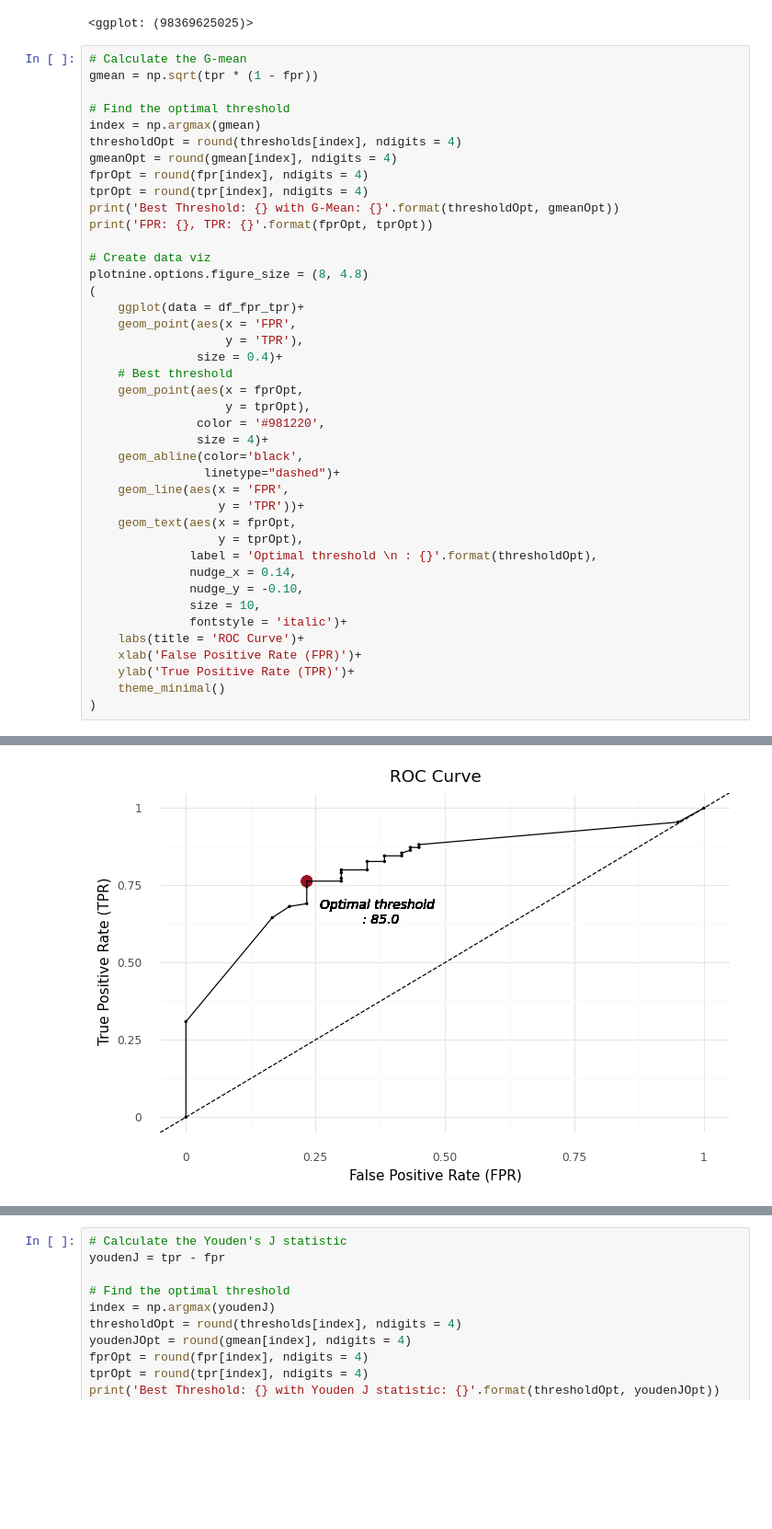
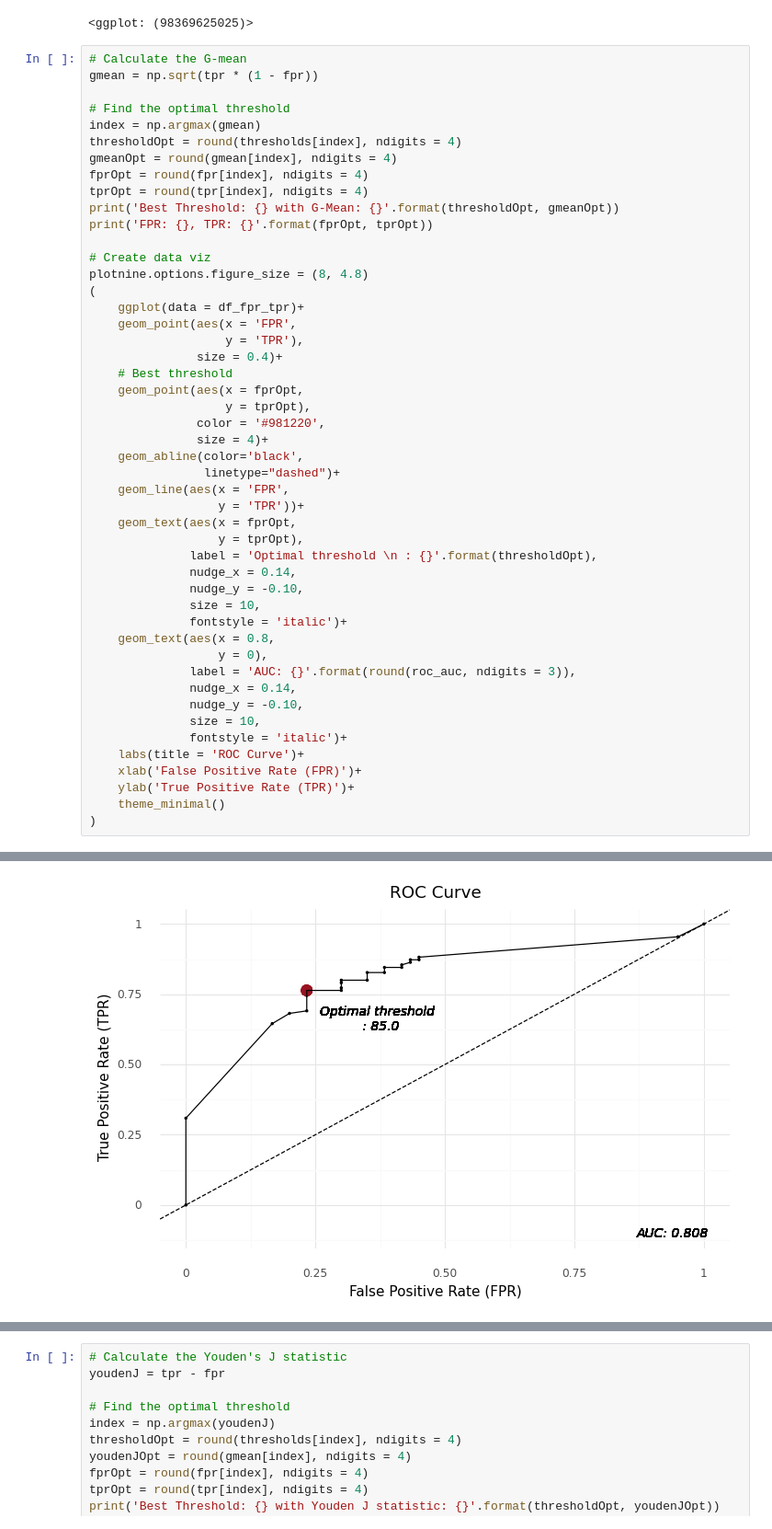
Before and after one commit to ChunWeiPeng/CMUH, a Jupyter notebook: CDSS_20220322.ipynb, the cells around one changed output, grey strips where cells are left out. Shown at 92% size. Cells and saved outputs as stored; diff of their text form; blank space fills up the shorter version.

```diff
--- a/CDSS_20220322.ipynb
+++ b/CDSS_20220322.ipynb
@@ -858,31 +858,38 @@ print('FPR: {}, TPR: {}'.format(fprOpt, tprOpt))
 plotnine.options.figure_size = (8, 4.8)
 (
     ggplot(data = df_fpr_tpr)+
     geom_point(aes(x = 'FPR',
                    y = 'TPR'),
                size = 0.4)+
     # Best threshold
     geom_point(aes(x = fprOpt,
                    y = tprOpt),
                color = '#981220',
                size = 4)+
     geom_abline(color='black',
                 linetype="dashed")+
     geom_line(aes(x = 'FPR',
                   y = 'TPR'))+
     geom_text(aes(x = fprOpt,
                   y = tprOpt),
               label = 'Optimal threshold \n : {}'.format(thresholdOpt),
               nudge_x = 0.14,
               nudge_y = -0.10,
               size = 10,
               fontstyle = 'italic')+
+    geom_text(aes(x = 0.8,
+                  y = 0),
+              label = 'AUC: {}'.format(round(roc_auc, ndigits = 3)),
+              nudge_x = 0.14,
+              nudge_y = -0.10,
+              size = 10,
+              fontstyle = 'italic')+
     labs(title = 'ROC Curve')+
     xlab('False Positive Rate (FPR)')+
     ylab('True Positive Rate (TPR)')+
     theme_minimal()
 )
 # %% [output]
 Best Threshold: 85.0 with G-Mean: 0.7652
 FPR: 0.2333, TPR: 0.7636
-[figure, old version]
+[figure, new version]
```
Also changed, not shown: parts of 3 cells of this notebook, 2 other files.
